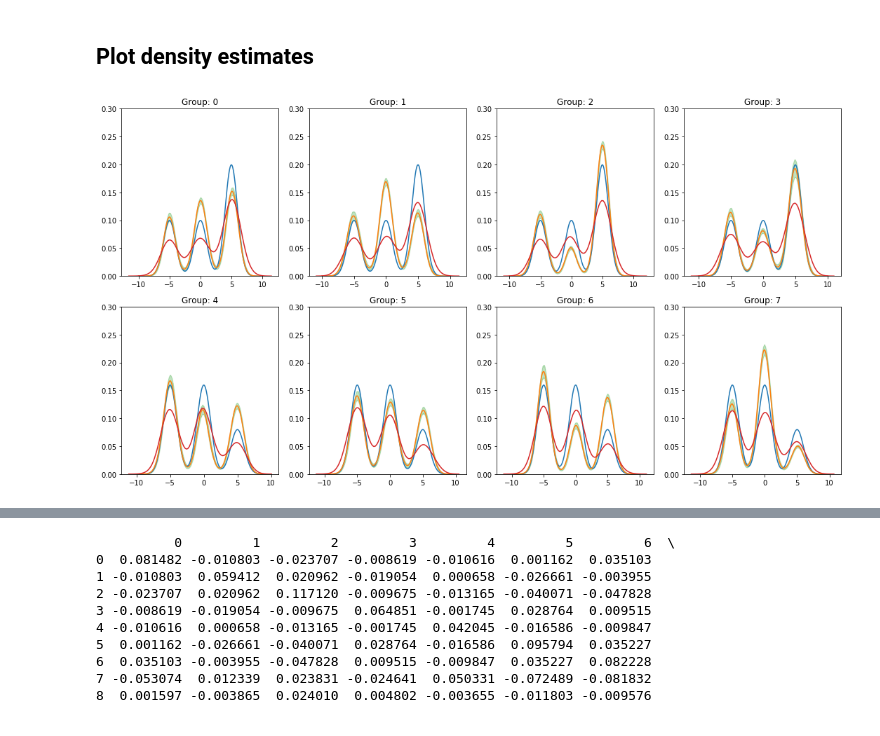
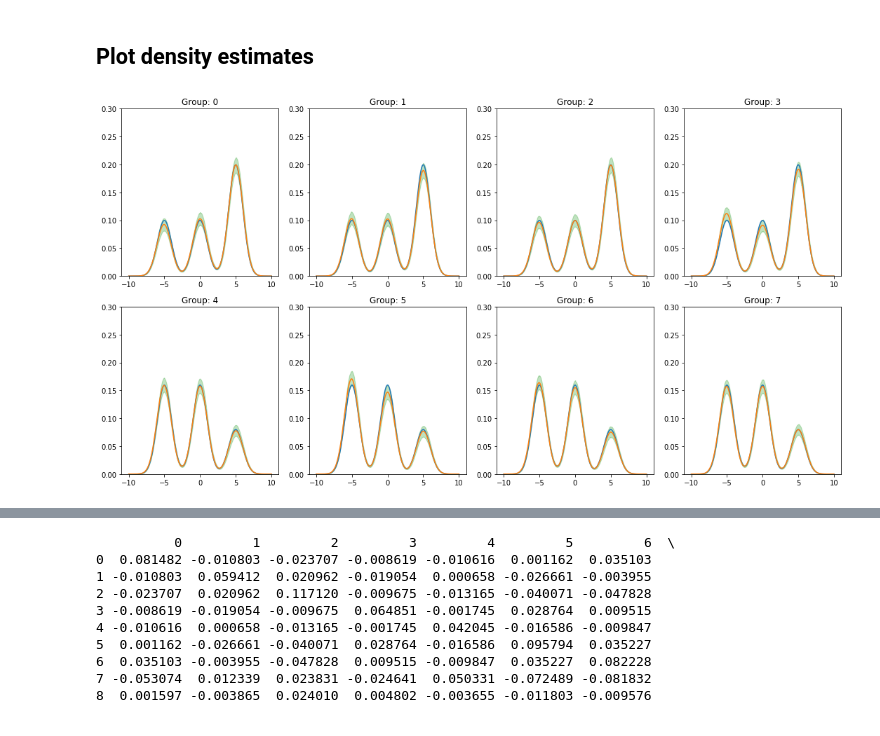
Before and after one commit to mberaha/spatial_mixtures, a Jupyter notebook: notebooks/Simulation Study.ipynb, the cells around one changed output, grey strips where cells are left out. Saved outputs shown, nothing was run; the diff lists cells and outputs as text; code cells hidden in the pictures.

```diff
--- a/notebooks/Simulation Study.ipynb
+++ b/notebooks/Simulation Study.ipynb
@@ -162,22 +162,22 @@ dens = estimateDensities(chains, xgrid)
 # %%
 fig, axes = plt.subplots(nrows=2, ncols=4, figsize=(15, 8))
 axes = axes.flat
 
 for g in range(8):
     axes[g].plot(xgrid,
                  weights[g][0] * norm.pdf(xgrid, -5, 1.0) +
                  weights[g][1] * norm.pdf(xgrid, 0.0, 1.0) +
                  weights[g][2] * norm.pdf(xgrid, 5.0, 1.0))
     axes[g].plot(xgrid, np.mean(dens[g], 0))
     axes[g].set_ylim([0, 0.3])
     intervals = np.array([pm.stats.hpd(dens[g][:, i], 0.05) for i in range(dens[g].shape[1])])
     axes[g].fill_between(xgrid, intervals[:, 0], intervals[:, 1], alpha=0.3, color=current_palette[2])
     axes[g].set_title("Group: {0}".format(g))
-    sns.kdeplot(datas[g], ax=axes[g], color=current_palette[3])
+#     sns.kdeplot(datas[g], ax=axes[g], color=current_palette[3])
 
 plt.tight_layout()
 # %% [output]
-[figure, old version]
+[figure, new version]
 # %%
 estimateds = estimateDensities(chains, datas)
 lpml(estimateds)
```
Also changed, not shown: parts of 4 cells of this notebook, 4 other files.
